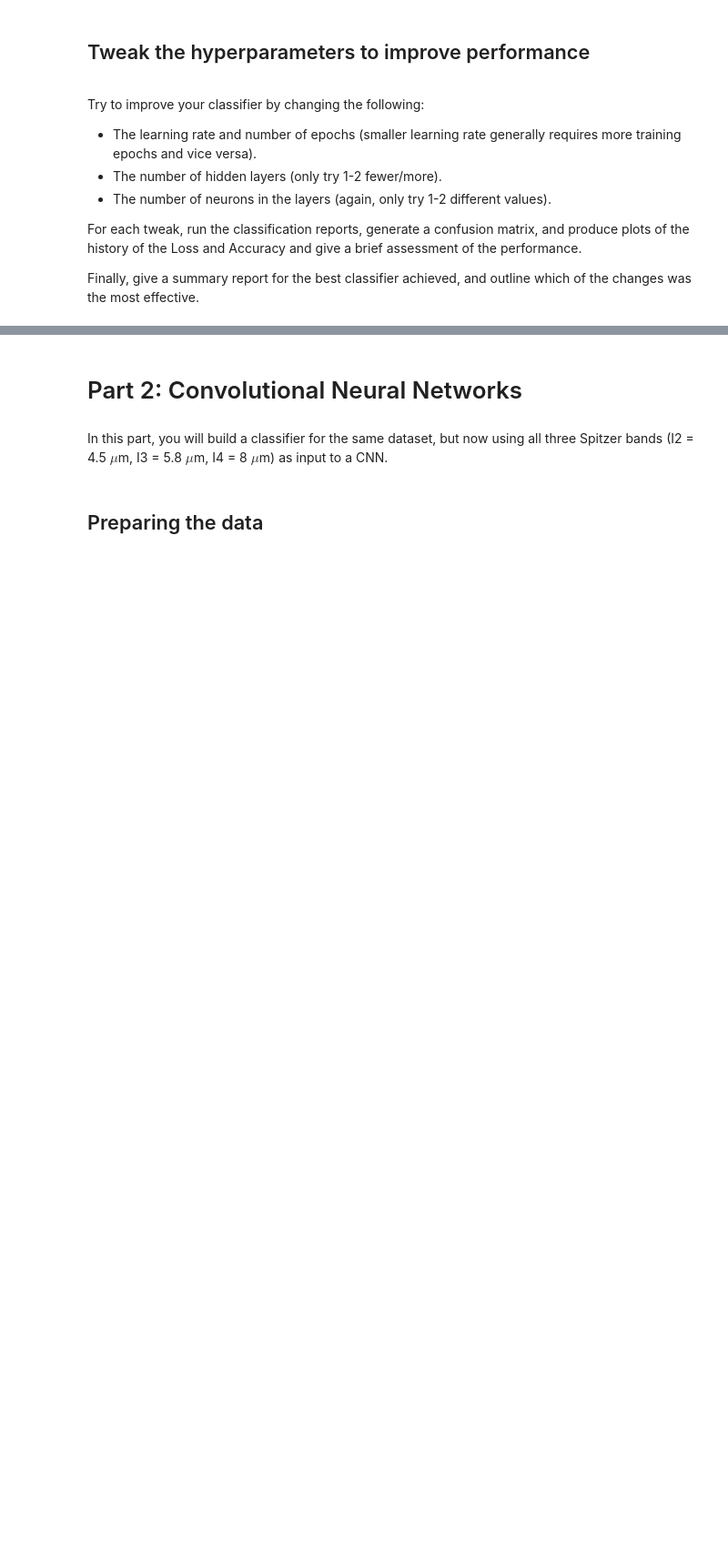
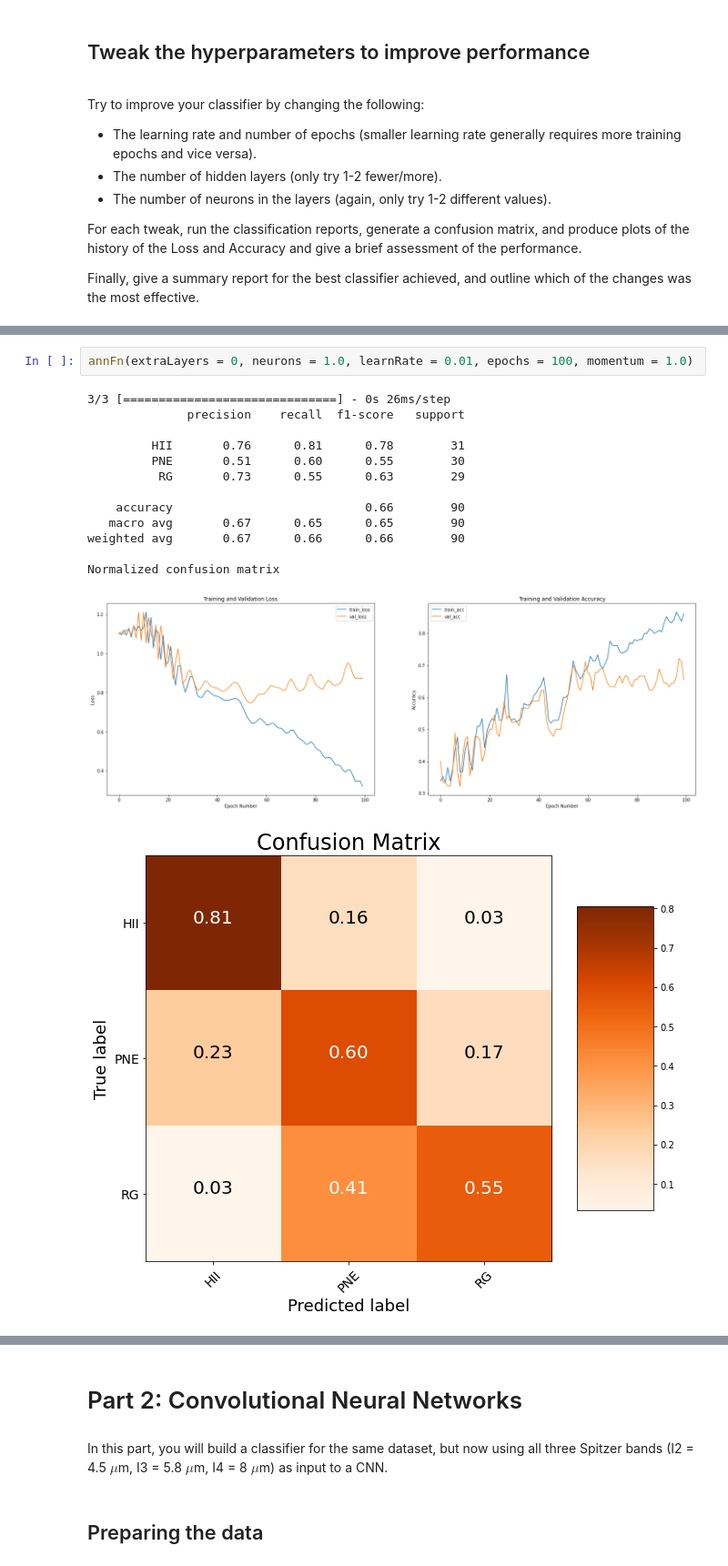
Before and after one commit to crudolphMQU/Data-Science-Techniques-in-Astrophysics, a Jupyter notebook: ASTR3110_Lab3_github.ipynb, the cells around one changed output, grey strips where cells are left out. Shown at 91% size. Saved outputs shown, nothing was run; the diff lists cells and outputs as text; blank space fills up the shorter version.

```diff
--- a/ASTR3110_Lab3_github.ipynb
+++ b/ASTR3110_Lab3_github.ipynb
@@ -959,0 +1046,17 @@ Finally, give a summary report for the best classifier achieved, and outline whi
+# %%
+annFn(extraLayers = 0, neurons = 1.0, learnRate = 0.01, epochs = 100, momentum = 1.0)
+# %% [output]
+3/3 [==============================] - 0s 26ms/step
+              precision    recall  f1-score   support
+
+         HII       0.76      0.81      0.78        31
+         PNE       0.51      0.60      0.55        30
+          RG       0.73      0.55      0.63        29
+
+    accuracy                           0.66        90
+   macro avg       0.67      0.65      0.65        90
+weighted avg       0.67      0.66      0.66        90
+
+Normalized confusion matrix
+[figure, added]
+[figure, added]
```
Also changed, not shown: parts of 70 cells of this notebook.
